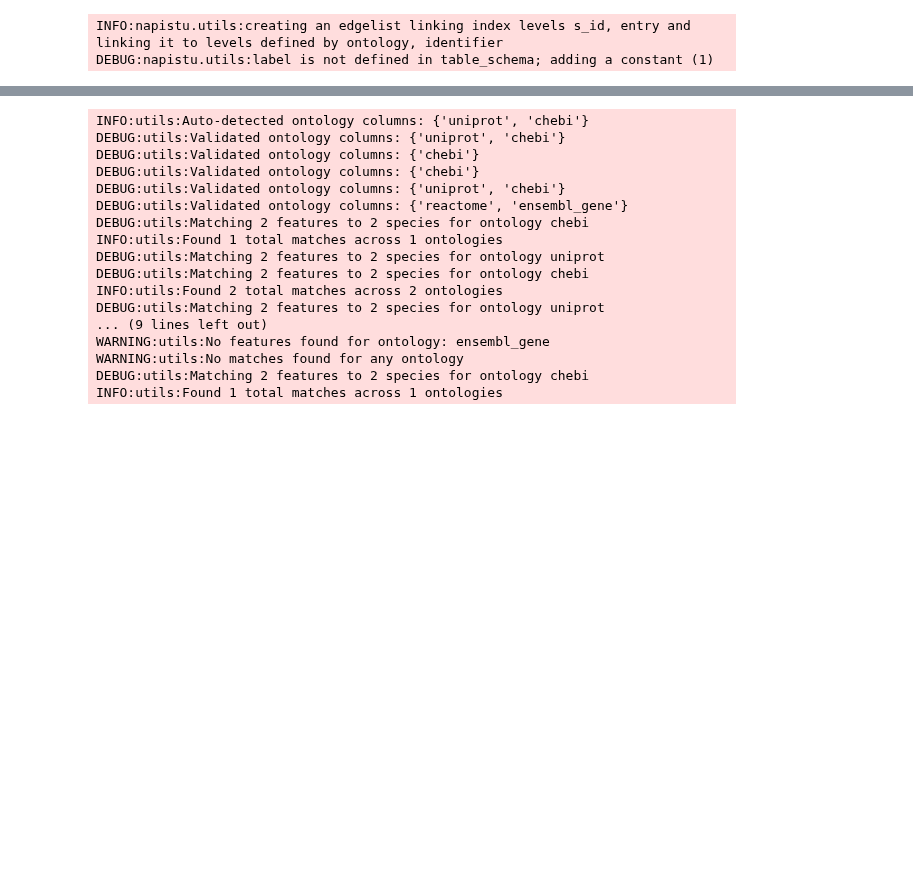
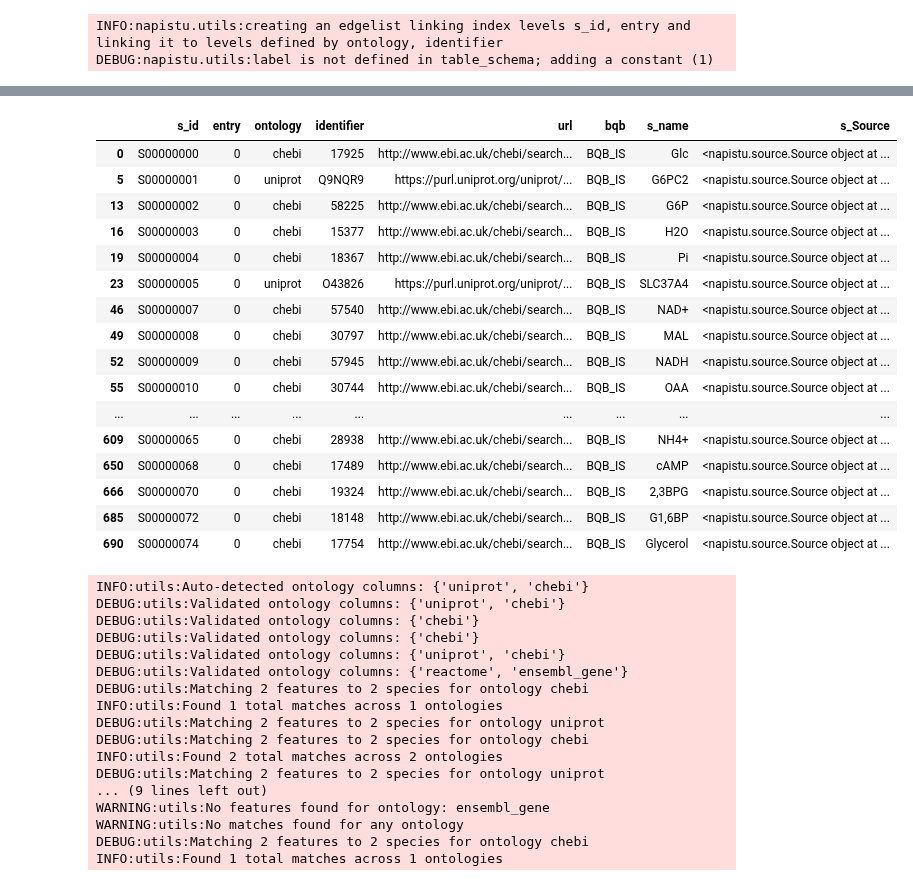
Before and after one commit to napistu/napistu-scrapyard, a Jupyter notebook: scraps/ppr.ipynb, the cells around one changed output, grey strips where cells are left out. Saved outputs shown, nothing was run; the diff lists cells and outputs as text; code cells hidden in the pictures; blank space fills up the shorter version.

```diff
--- a/scraps/ppr.ipynb
+++ b/scraps/ppr.ipynb
@@ -155,3 +223,23 @@ INFO:utils:Found 20 total matches across 2 ontologies
+# %%
+species_identifiers
+# %% [output]
+|  | s_id | entry | ontology | identifier | url | bqb | s_name | s_Source |
+| 0 | S00000000 | 0 | chebi | 17925 | http://www.ebi.ac.uk/chebi/search... | BQB_IS | Glc | <napistu.source.Source object at ... |
+| 5 | S00000001 | 0 | uniprot | Q9NQR9 | https://purl.uniprot.org/uniprot/... | BQB_IS | G6PC2 | <napistu.source.Source object at ... |
+| 13 | S00000002 | 0 | chebi | 58225 | http://www.ebi.ac.uk/chebi/search... | BQB_IS | G6P | <napistu.source.Source object at ... |
+| 16 | S00000003 | 0 | chebi | 15377 | http://www.ebi.ac.uk/chebi/search... | BQB_IS | H2O | <napistu.source.Source object at ... |
+| 19 | S00000004 | 0 | chebi | 18367 | http://www.ebi.ac.uk/chebi/search... | BQB_IS | Pi | <napistu.source.Source object at ... |
+| 23 | S00000005 | 0 | uniprot | O43826 | https://purl.uniprot.org/uniprot/... | BQB_IS | SLC37A4 | <napistu.source.Source object at ... |
+| 46 | S00000007 | 0 | chebi | 57540 | http://www.ebi.ac.uk/chebi/search... | BQB_IS | NAD+ | <napistu.source.Source object at ... |
+| 49 | S00000008 | 0 | chebi | 30797 | http://www.ebi.ac.uk/chebi/search... | BQB_IS | MAL | <napistu.source.Source object at ... |
+| 52 | S00000009 | 0 | chebi | 57945 | http://www.ebi.ac.uk/chebi/search... | BQB_IS | NADH | <napistu.source.Source object at ... |
+| 55 | S00000010 | 0 | chebi | 30744 | http://www.ebi.ac.uk/chebi/search... | BQB_IS | OAA | <napistu.source.Source object at ... |
+| ... | ... | ... | ... | ... | ... | ... | ... | ... |
+| 609 | S00000065 | 0 | chebi | 28938 | http://www.ebi.ac.uk/chebi/search... | BQB_IS | NH4+ | <napistu.source.Source object at ... |
+| 650 | S00000068 | 0 | chebi | 17489 | http://www.ebi.ac.uk/chebi/search... | BQB_IS | cAMP | <napistu.source.Source object at ... |
+| 666 | S00000070 | 0 | chebi | 19324 | http://www.ebi.ac.uk/chebi/search... | BQB_IS | 2,3BPG | <napistu.source.Source object at ... |
+| 685 | S00000072 | 0 | chebi | 18148 | http://www.ebi.ac.uk/chebi/search... | BQB_IS | G1,6BP | <napistu.source.Source object at ... |
+| 690 | S00000074 | 0 | chebi | 17754 | http://www.ebi.ac.uk/chebi/search... | BQB_IS | Glycerol | <napistu.source.Source object at ... |
 # %%
 import test_utils
 
```
Also changed, not shown: parts of 9 cells of this notebook.
